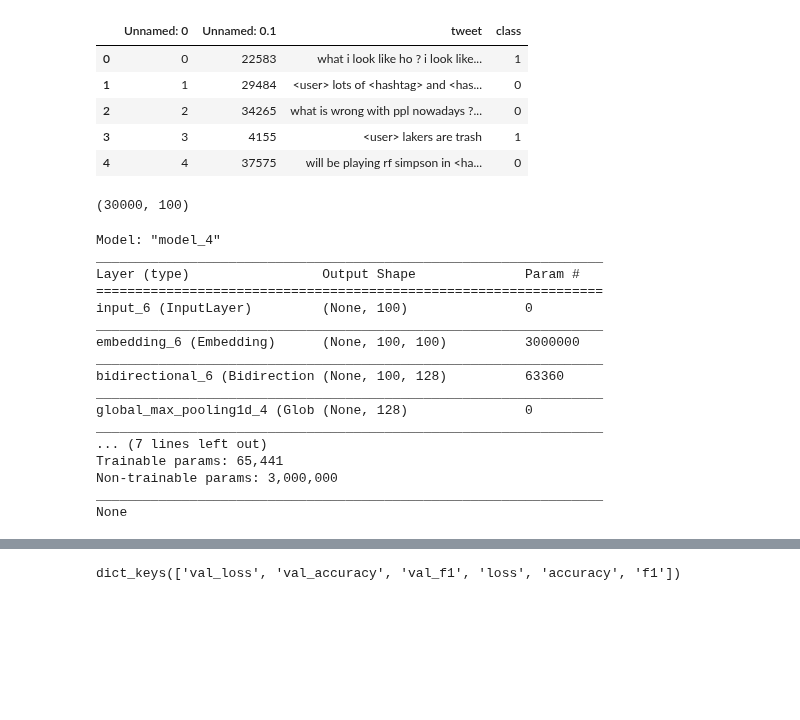
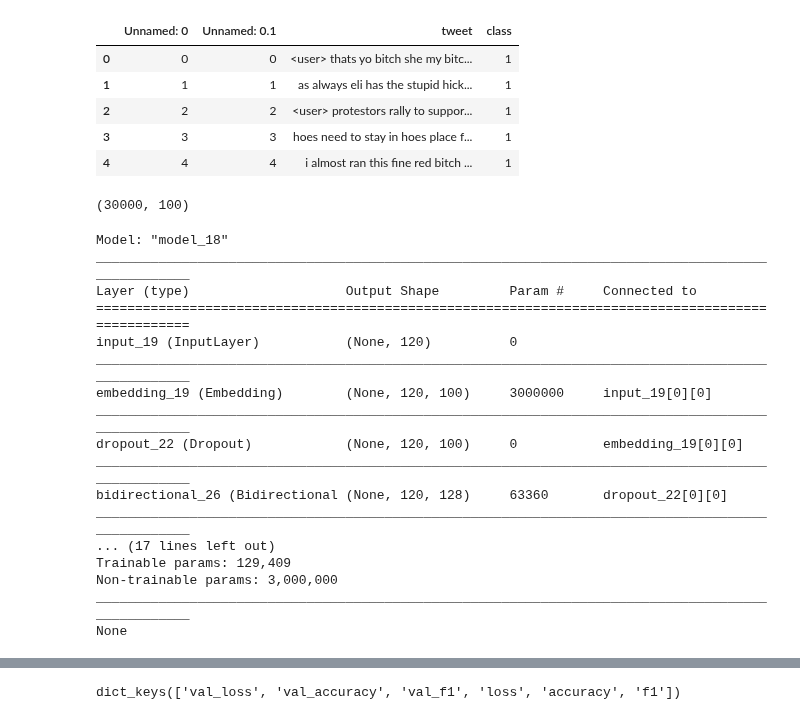
Before and after one commit to Sandhya-G/Agression-Detection, a Jupyter notebook: notebook/GRU.ipynb, the cells around one changed output, grey strips where cells are left out. Cells and saved outputs as stored; diff of their text form; code cells hidden in the pictures; blank space fills up the shorter version.

```diff
--- a/notebook/GRU.ipynb
+++ b/notebook/GRU.ipynb
@@ -19,17 +21,17 @@ The architecture is same for GRU. LSTM is replaced by GRU.
 
 GRU(Simplified version of LSTM)
 # %%
-train_df = pd.read_csv("https://raw.githubusercontent.com/Sandhya-G/Aggression-Detection/master/dataset/GLOVE_TRAIN")
-test_df = pd.read_csv("https://raw.githubusercontent.com/Sandhya-G/Aggression-Detection/master/dataset/GLOVE_TEST")
+train_df = pd.read_csv("https://raw.githubusercontent.com/Sandhya-G/Aggression-Detection/master/dataset/GLOVE_TRAIN%23")
+test_df = pd.read_csv("https://raw.githubusercontent.com/Sandhya-G/Aggression-Detection/master/dataset/GLOVE_TEST%23")
 # %%
-test_df.head()
+train_df.head()
 # %% [output]
 |  | Unnamed: 0 | Unnamed: 0.1 | tweet | class |
-| 0 | 0 | 22583 | what i look like ho ? i look like... | 1 |
-| 1 | 1 | 29484 | <user> lots of <hashtag> and <has... | 0 |
-| 2 | 2 | 34265 | what is wrong with ppl nowadays ?... | 0 |
-| 3 | 3 | 4155 | <user> lakers are trash | 1 |
-| 4 | 4 | 37575 | will be playing rf simpson in <ha... | 0 |
+| 0 | 0 | 0 | <user> thats yo bitch she my bitc... | 1 |
+| 1 | 1 | 1 | as always eli has the stupid hick... | 1 |
+| 2 | 2 | 2 | <user> protestors rally to suppor... | 1 |
+| 3 | 3 | 3 | hoes need to stay in hoes place f... | 1 |
+| 4 | 4 | 4 | i almost ran this fine red bitch ... | 1 |
 # %%
 embed_size = 300 # how big is each word vector
 max_features = 50000 # how many unique words to use (i.e num rows in embedding vector)
@@ -164,31 +168,38 @@ from tensorflow.python.compiler import tensorrt as trt
 # %%
 inp = Input(shape=(maxlen,))
 x = Embedding(max_features, embed_size, weights=[embedding_matrix], trainable=False)(inp)
+x = Dropout(0.1)(x)
 x = Bidirectional(GRU(64, return_sequences=True))(x)
-x = GlobalMaxPool1D()(x)
-x = Dense(16, activation="relu")(x)
-x = Dropout(0.1)(x)
-x = Dense(1, activation="sigmoid")(x)
-model = Model(inputs=inp, outputs=x)
-# model.compile(loss='binary_crossentropy', optimizer='adam', metrics=['accuracy',f1])
-model.compile(loss=f1_loss, optimizer='adam', metrics=['accuracy',f1])
+#x = Dropout(0.5)(x)
+hidden = concatenate([
+        GlobalMaxPooling1D()(x),
+        GlobalAveragePooling1D()(x),
+    ])
+#hidden = Dropout(0.5)(hidden)
+hidden = add([hidden, Dense(4*64, activation='relu',kernel_constraint=maxnorm(4))(hidden)])
+hidden = Dropout(0.2)(hidden)
+result = Dense(1, activation='sigmoid')(hidden)
+
+model = Model(inputs=inp, outputs=result)
+model.compile(loss='binary_crossentropy', optimizer='adam', metrics=['accuracy',f1])
+#model.compile(loss=f1_loss, optimizer='adam', metrics=['accuracy',f1])
 print(model.summary())
 # %% [output]
-Model: "model_4"
-_________________________________________________________________
-Layer (type)                 Output Shape              Param #
-=================================================================
-input_6 (InputLayer)         (None, 100)               0
-_________________________________________________________________
-embedding_6 (Embedding)      (None, 100, 100)          3000000
-_________________________________________________________________
-bidirectional_6 (Bidirection (None, 100, 128)          63360
-_________________________________________________________________
-global_max_pooling1d_4 (Glob (None, 128)               0
-_________________________________________________________________
-... (7 lines left out)
-Trainable params: 65,441
+Model: "model_18"
+__________________________________________________________________________________________________
+Layer (type)                    Output Shape         Param #     Connected to
+==================================================================================================
+input_19 (InputLayer)           (None, 120)          0
+__________________________________________________________________________________________________
+embedding_19 (Embedding)        (None, 120, 100)     3000000     input_19[0][0]
+__________________________________________________________________________________________________
+dropout_22 (Dropout)            (None, 120, 100)     0           embedding_19[0][0]
+__________________________________________________________________________________________________
+bidirectional_26 (Bidirectional (None, 120, 128)     63360       dropout_22[0][0]
+__________________________________________________________________________________________________
+... (17 lines left out)
+Trainable params: 129,409
 Non-trainable params: 3,000,000
-_________________________________________________________________
+__________________________________________________________________________________________________
 None
 # %%
```
Also changed, not shown: parts of 32 cells of this notebook.
